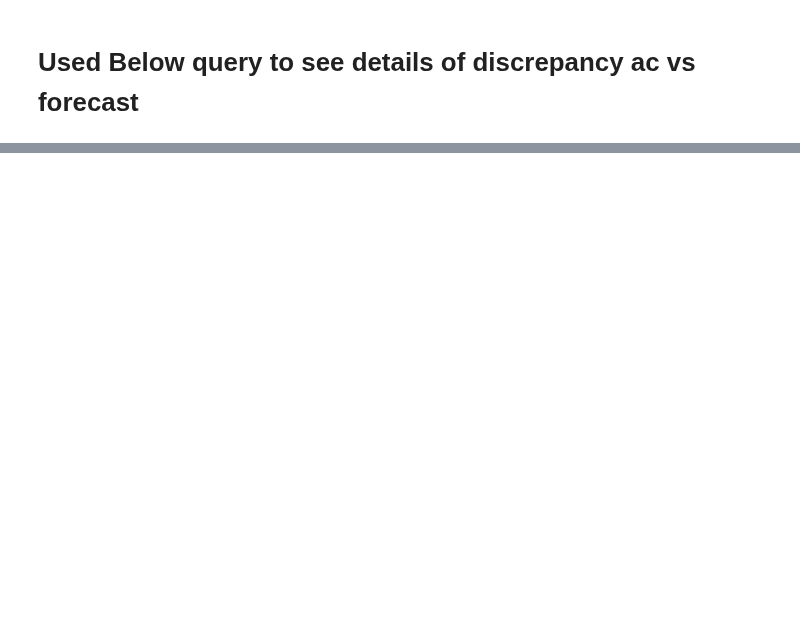
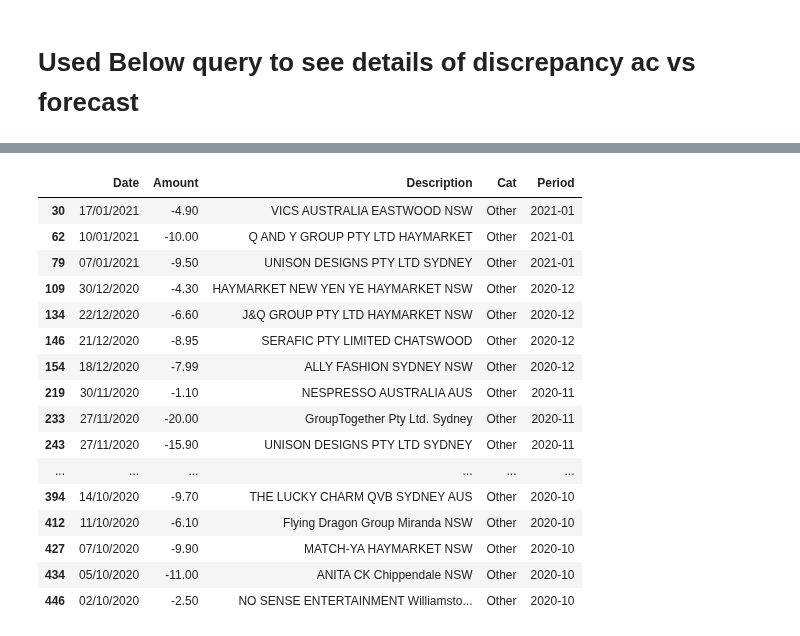
Before and after one commit to RonnyCh/mydsbook, a Jupyter notebook: BUDGETING.ipynb, the cells around one changed output, grey strips where cells are left out. Saved outputs shown, nothing was run; the diff lists cells and outputs as text; code cells hidden in the pictures; blank space fills up the shorter version.

```diff
--- a/BUDGETING.ipynb
+++ b/BUDGETING.ipynb
@@ -239,0 +256,21 @@ display (chk_actual)
+# %%
+import pandas as pd
+
+#import pandas as pd
+#import numpy as np
+#import os
+#import glob
+
+# pick up all offset files
+#os.chdir("/Users/ronny/Downloads")
+#extension = 'csv'
+#offset_file = [i for i in glob.glob('*.{}'.format(extension))]
+
+
+
+
+card = pd.read_csv(r'/Users/ronny/Downloads/CSVData-11.csv', header=None,usecols=[0,1,2])
+card.columns=['Date','Amount','Description']
+card['Cat'] = card.apply(lambda x:cat(x['Description']),axis=1)
+card['Cat'].fillna('Other',inplace=True)
+card['Period'] = pd.to_datetime(card['Date'],dayfirst=True).dt.to_period('M')
@@ -239,0 +306,20 @@ display (chk_actual)
+# %%
+card[card['Cat']=='Other'].head(60)
+# %% [output]
+|  | Date | Amount | Description | Cat | Period |
+| 30 | 17/01/2021 | -4.90 | VICS AUSTRALIA EASTWOOD NSW | Other | 2021-01 |
+| 62 | 10/01/2021 | -10.00 | Q AND Y GROUP PTY LTD HAYMARKET | Other | 2021-01 |
+| 79 | 07/01/2021 | -9.50 | UNISON DESIGNS PTY LTD SYDNEY | Other | 2021-01 |
+| 109 | 30/12/2020 | -4.30 | HAYMARKET NEW YEN YE HAYMARKET NSW | Other | 2020-12 |
+| 134 | 22/12/2020 | -6.60 | J&Q GROUP PTY LTD HAYMARKET NSW | Other | 2020-12 |
+| 146 | 21/12/2020 | -8.95 | SERAFIC PTY LIMITED CHATSWOOD | Other | 2020-12 |
+| 154 | 18/12/2020 | -7.99 | ALLY FASHION SYDNEY NSW | Other | 2020-12 |
+| 219 | 30/11/2020 | -1.10 | NESPRESSO AUSTRALIA AUS | Other | 2020-11 |
+| 233 | 27/11/2020 | -20.00 | GroupTogether Pty Ltd. Sydney | Other | 2020-11 |
+| 243 | 27/11/2020 | -15.90 | UNISON DESIGNS PTY LTD SYDNEY | Other | 2020-11 |
+| ... | ... | ... | ... | ... | ... |
+| 394 | 14/10/2020 | -9.70 | THE LUCKY CHARM QVB SYDNEY AUS | Other | 2020-10 |
+| 412 | 11/10/2020 | -6.10 | Flying Dragon Group Miranda NSW | Other | 2020-10 |
+| 427 | 07/10/2020 | -9.90 | MATCH-YA HAYMARKET NSW | Other | 2020-10 |
+| 434 | 05/10/2020 | -11.00 | ANITA CK Chippendale NSW | Other | 2020-10 |
+| 446 | 02/10/2020 | -2.50 | NO SENSE ENTERTAINMENT Williamsto... | Other | 2020-10 |
```
Also changed, not shown: parts of 7 cells of this notebook.
